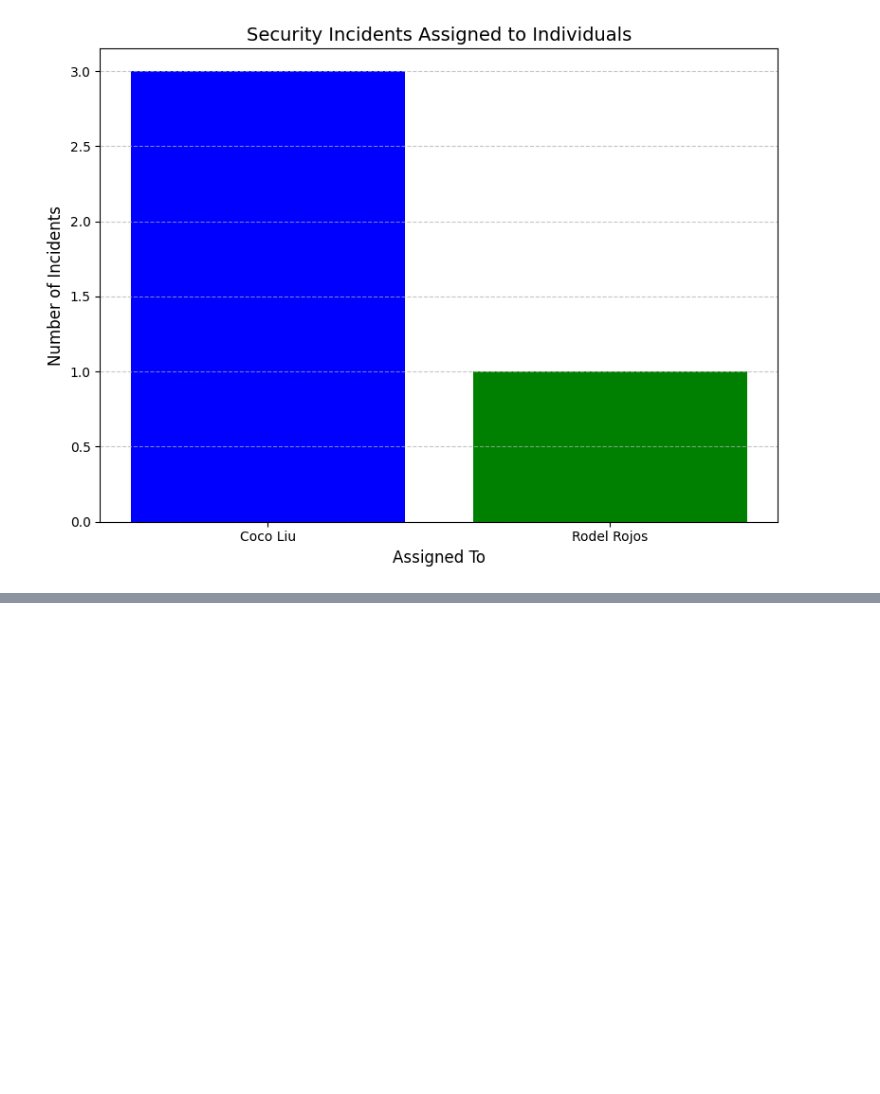
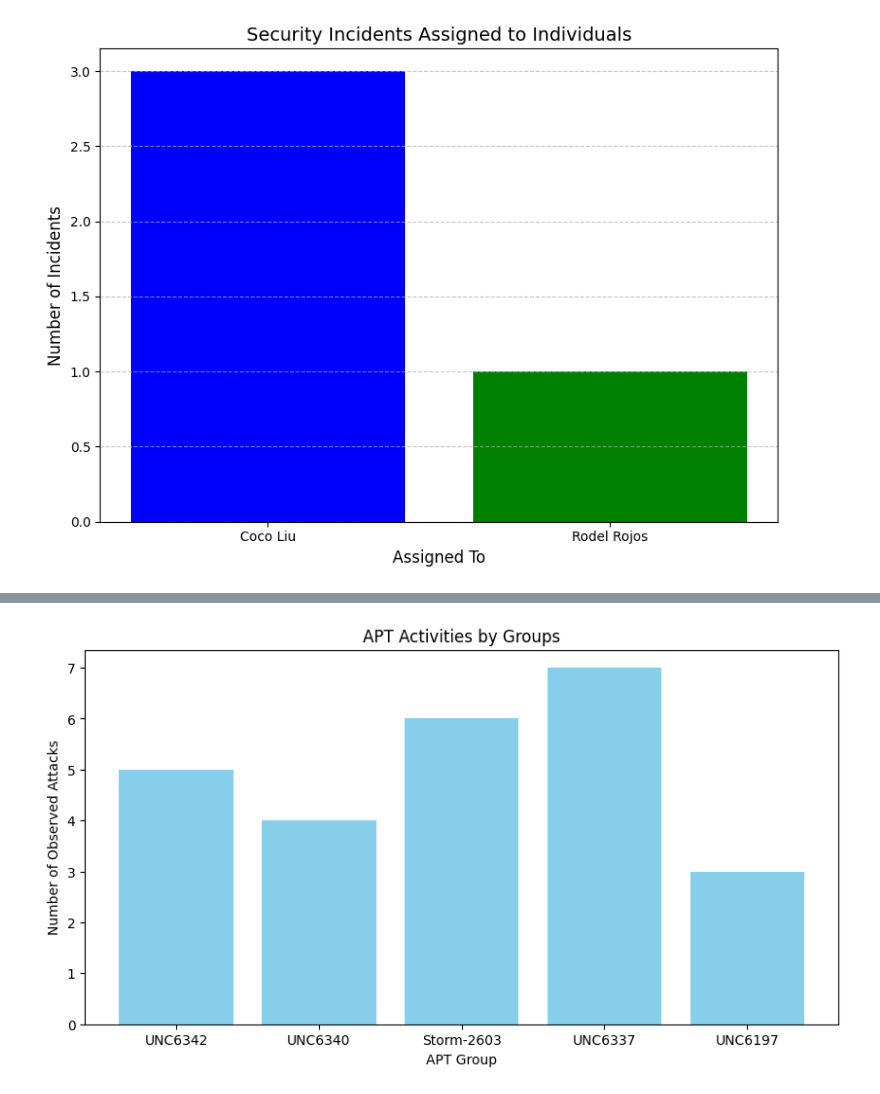
Before and after one commit to huangdgm/test_openai_mcp, a Jupyter notebook: main.ipynb, the cells around one changed output, grey strips where cells are left out. Cells and saved outputs as stored; diff of their text form; code cells hidden in the pictures; blank space fills up the shorter version.

```diff
--- a/main.ipynb
+++ b/main.ipynb
@@ -135,0 +184,18 @@ plt.show()
+# %%
+import matplotlib.pyplot as plt
+
+apt_groups = ["UNC6342", "UNC6340", "Storm-2603", "UNC6337", "UNC6197"]
+attack_counts = [5, 4, 6, 7, 3]  # Example data
+
+defense_tactics = ["Masquerading", "File/Path Exclusion", "Obfuscated Files", "Code Signing"]
+tactic_counts = [3, 2, 4, 1]  # Example data
+
+fig, ax = plt.subplots(1, 1, figsize=(10, 5))
+ax.bar(apt_groups, attack_counts, color='skyblue')
+ax.set_title("APT Activities by Groups")
+ax.set_xlabel("APT Group")
+ax.set_ylabel("Number of Observed Attacks")
+
+plt.show()
+# %% [output]
+[figure, added]
```
Also changed, not shown: parts of 6 cells of this notebook, 16 other files.
